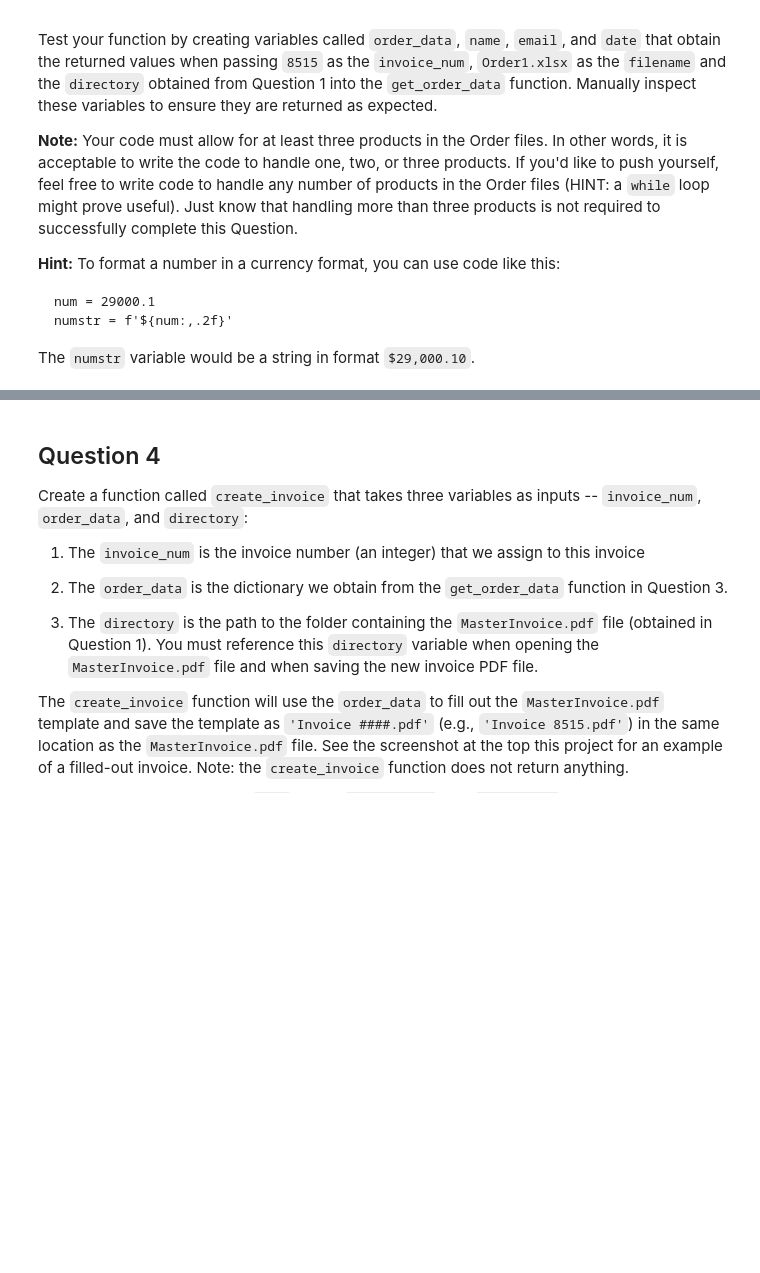
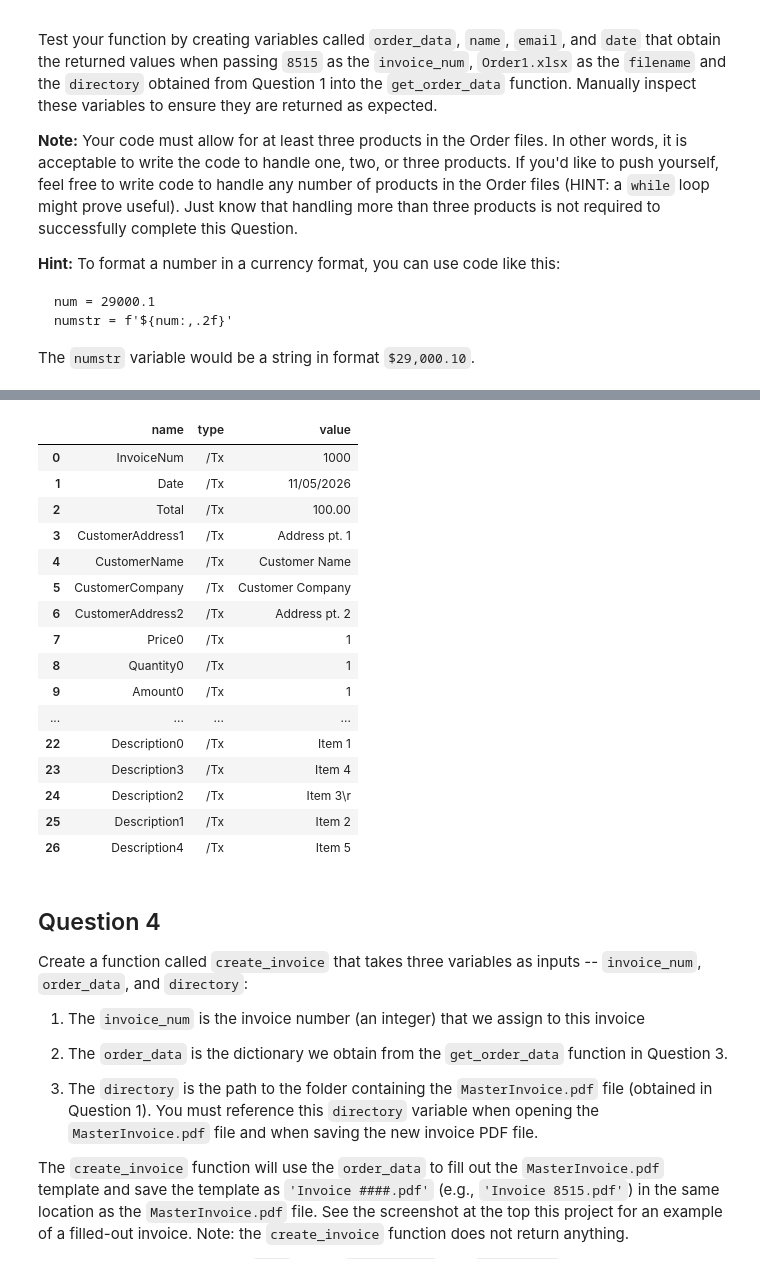
Before and after one commit to mrowe1/rpa-wip-project, a Jupyter notebook: Project 3 - Robotic Process Automation.ipynb, the cells around one changed output, grey strips where cells are left out. Drawn from its saved outputs; the diff is of its cells as text; code cells hidden in the pictures; blank space fills up the shorter version.

Commit message:
Halfway through Question 3

```diff
--- a/Project 3 - Robotic Process Automation.ipynb
+++ b/Project 3 - Robotic Process Automation.ipynb
@@ -191,3 +164,57 @@ pdf_dict
+# %%
+# INSERT ANSWER FOR QUESTION 3 HERE
+
+orders = ['Order1.xlsx', 'Order2.xlsx', 'Order3.xlsx', 'Order4.xlsx']
+
+def get_order_data(invoice_num, filename, directory=directory):
+    wb = openpyxl.load_workbook(directory + filename, data_only=True)
+    ws = wb['OrderForm']
+    order_date = ws['C9'].value
+    email = ws['C13'].value
+    cust_name = ws['C14'].value
+    comp_name = ws['C15'].value
+    street_address = ws['C16'].value
+    city = ws['C17'].value
+    state = ws['C18'].value
+    zipcode = ws['C19'].value
+
+    start_row = 24
+    cols = ['B', 'C']
+    while True:
+
+
+
+    unit_num0 = ws['B24'].value
+    unit_qty0 = ws['C24'].value
+    unit_num1 = ws['B25'].value
+    unit_qty1 = ws['C25'].value
+    unit_num2 = ws['B26'].value
+    unit_qty2 = ws['C26'].value
+
+
+pdf_dict = {}
+pdf_dict = get_pdf('Example Invoice.pdf')
+pdf_dict
+
+# get_order_data(0, 'Order1.xlsx', directory)
+# %% [output]
+|  | name | type | value |
+| 0 | InvoiceNum | /Tx | 1000 |
+| 1 | Date | /Tx | 11/05/2026 |
+| 2 | Total | /Tx | 100.00 |
+| 3 | CustomerAddress1 | /Tx | Address pt. 1 |
+| 4 | CustomerName | /Tx | Customer Name |
+| 5 | CustomerCompany | /Tx | Customer Company |
+| 6 | CustomerAddress2 | /Tx | Address pt. 2 |
+| 7 | Price0 | /Tx | 1 |
+| 8 | Quantity0 | /Tx | 1 |
+| 9 | Amount0 | /Tx | 1 |
+| ... | ... | ... | ... |
+| 22 | Description0 | /Tx | Item 1 |
+| 23 | Description3 | /Tx | Item 4 |
+| 24 | Description2 | /Tx | Item 3\r |
+| 25 | Description1 | /Tx | Item 2 |
+| 26 | Description4 | /Tx | Item 5 |
 # %% [markdown]
 ## Question 4
 
```
Also changed, not shown: parts of 2 cells of this notebook, 1 other file.
